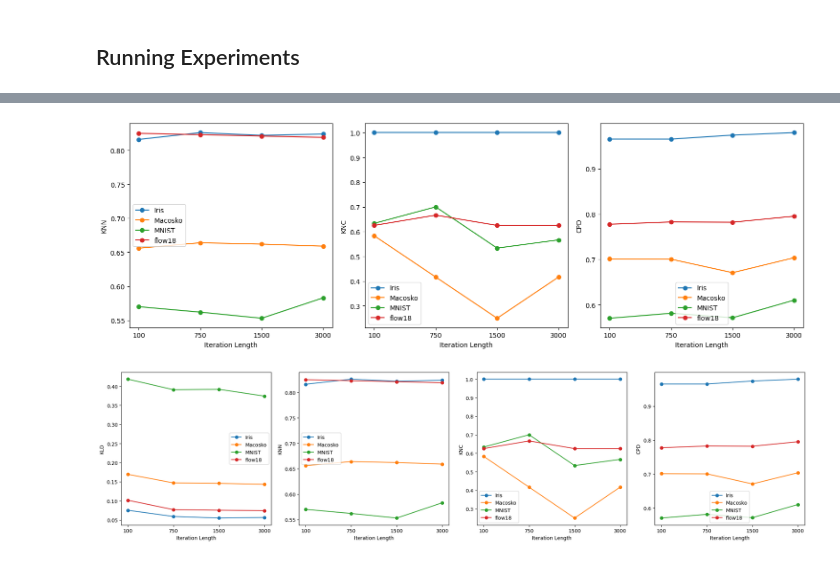
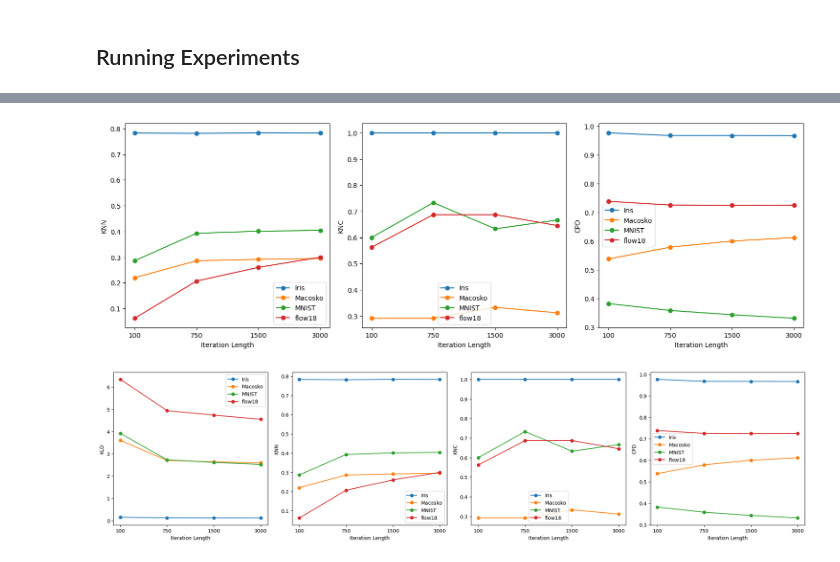
Before and after one commit to giSolve/thesis, a Jupyter notebook: code/notebooks/n_iter.ipynb, the cells around one changed output, grey strips where cells are left out. Saved outputs shown, nothing was run; the diff lists cells and outputs as text; code cells hidden in the pictures.

Commit message:
save results of n iter run

```diff
--- a/code/notebooks/n_iter.ipynb
+++ b/code/notebooks/n_iter.ipynb
@@ -461,5 +461,5 @@ def load_n_samples(n_samples, X, y, seed=42):
 n_points = 500
 datasets_small = [load_n_samples(n_points, X, y) for (X, y) in all_data]
 # %%
-embedding_dict_small = run_tsne_with_callbacks_and_timing(datasets_small, iteration_lengths, verbose=False)
+embedding_dict = run_tsne_with_callbacks_and_timing(all_data, iteration_lengths, verbose=False)
 # %%
@@ -469,10 +469,10 @@ plot_embedding_grid(embedding_dict_small, row_parameter=[0,1,2,3], column_parame
 # %%
-quality_results = compute_quality_results(embedding_dict_small, datasets_small)
+quality_results = compute_quality_results(embedding_dict, all_data)
 # %%
 plot_quality_measures(quality_results)
 # %% [output]
-[figure, old version]
+[figure, new version]
 # %%
-plot_quality_measures_incl_kld(quality_results, embedding_dict_small)
+plot_quality_measures_incl_kld(quality_results, embedding_dict)
 # %% [output]
-[figure, old version]
+[figure, new version]
```
Also changed, not shown: parts of 1 cell of this notebook, 6 other files.
